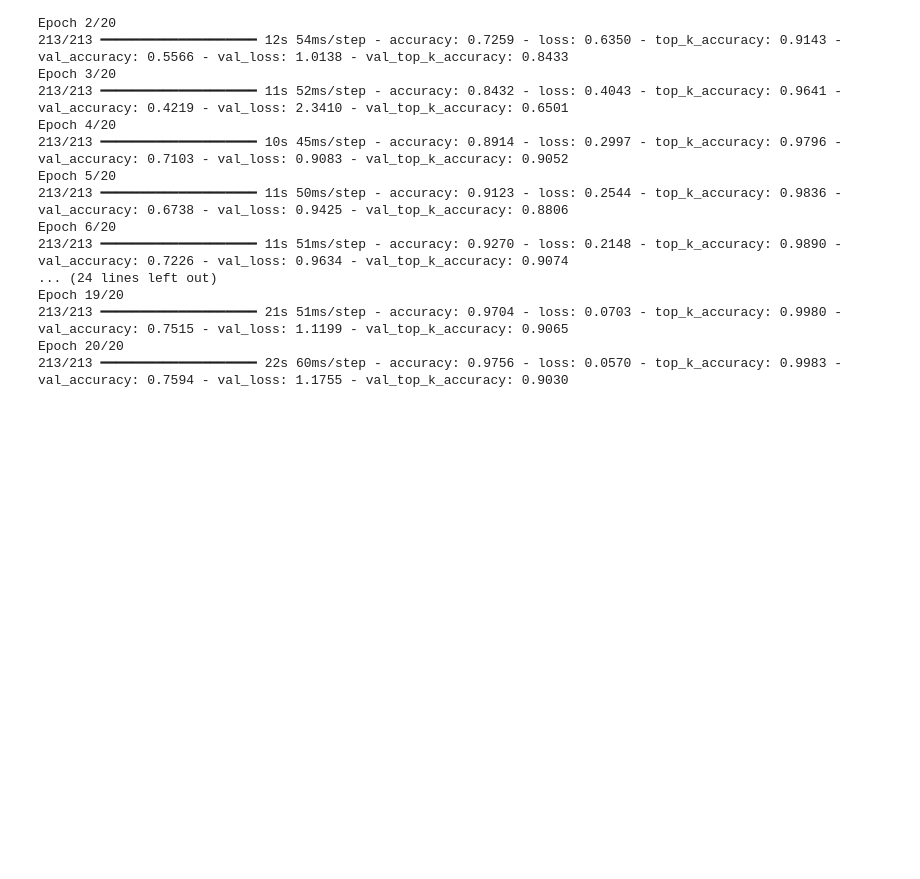
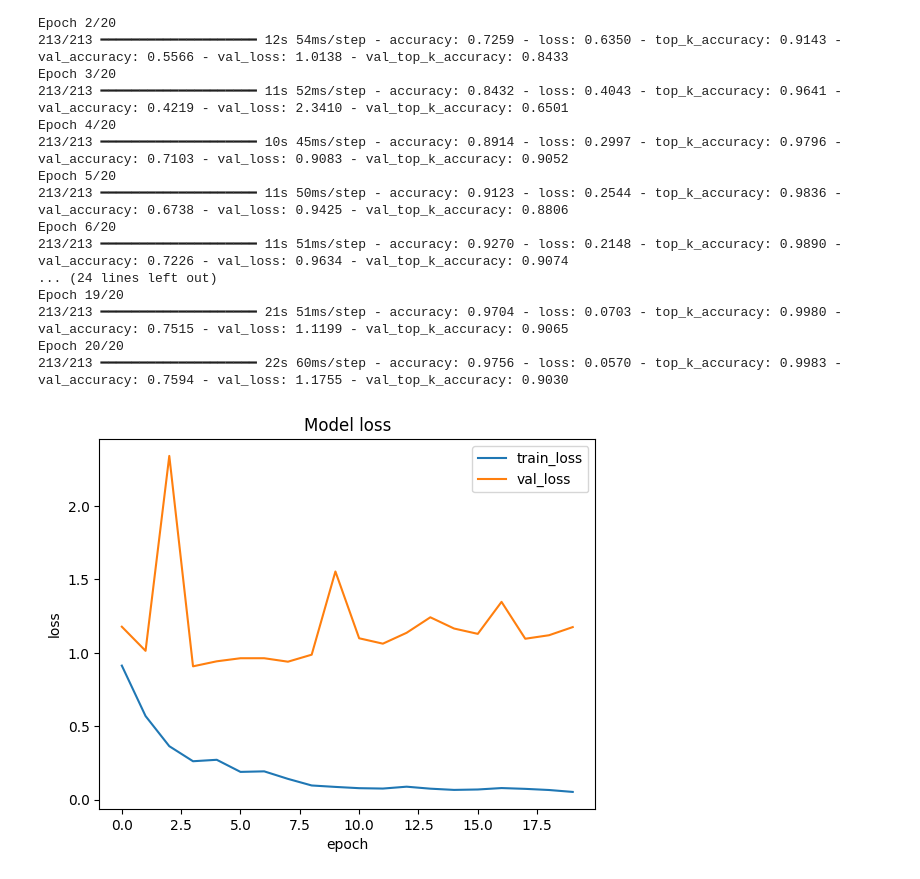
Before and after one commit to atsss/Deep-Learning-for-Computer-Vision-with-Python-and-TensorFlow, a Jupyter notebook: Human_Emotions_Detection.ipynb, the cells around one changed output. Saved outputs shown, nothing was run; the diff lists cells and outputs as text; code cells hidden in the pictures; blank space fills up the shorter version.

Commit message:
Evaluation of Lenet model

```diff
--- a/Human_Emotions_Detection.ipynb
+++ b/Human_Emotions_Detection.ipynb
@@ -281,3 +281,13 @@ Epoch 19/20
 213/213 ━━━━━━━━━━━━━━━━━━━━ 21s 51ms/step - accuracy: 0.9704 - loss: 0.0703 - top_k_accuracy: 0.9980 - val_accuracy: 0.7515 - val_loss: 1.1199 - val_top_k_accuracy: 0.9065
 Epoch 20/20
 213/213 ━━━━━━━━━━━━━━━━━━━━ 22s 60ms/step - accuracy: 0.9756 - loss: 0.0570 - top_k_accuracy: 0.9983 - val_accuracy: 0.7594 - val_loss: 1.1755 - val_top_k_accuracy: 0.9030
+# %%
+plt.plot(history.history['loss'])
+plt.plot(history.history['val_loss'])
+plt.title('Model loss')
+plt.ylabel('loss')
+plt.xlabel('epoch')
+plt.legend(['train_loss', 'val_loss'])
+plt.show()
+# %% [output]
+[figure, added]
```
Also changed, not shown: parts of 3 cells of this notebook.
